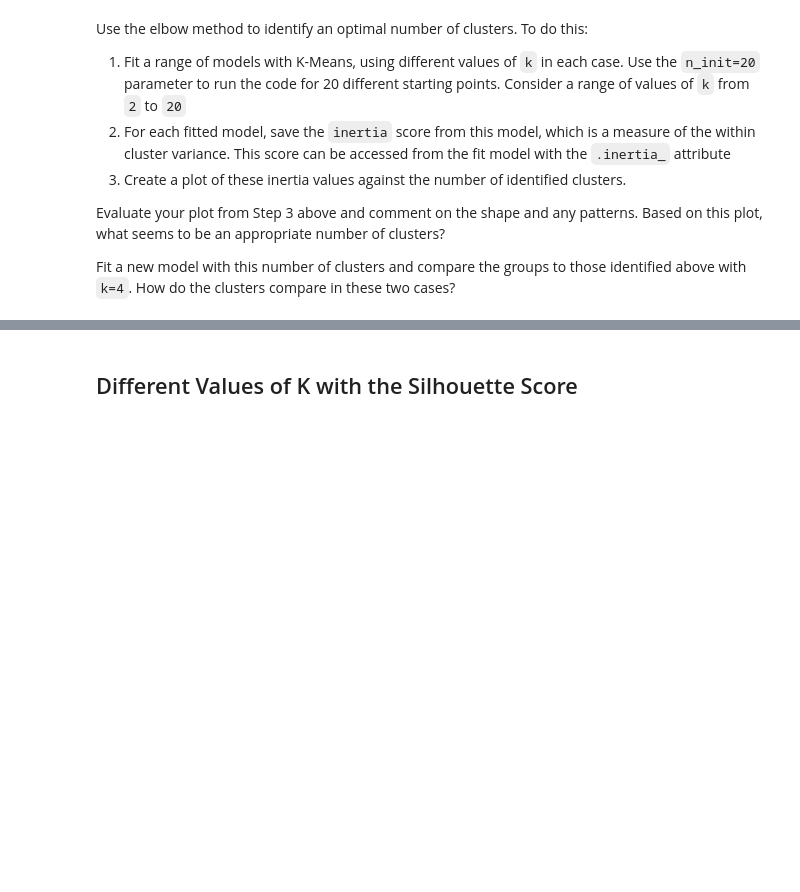
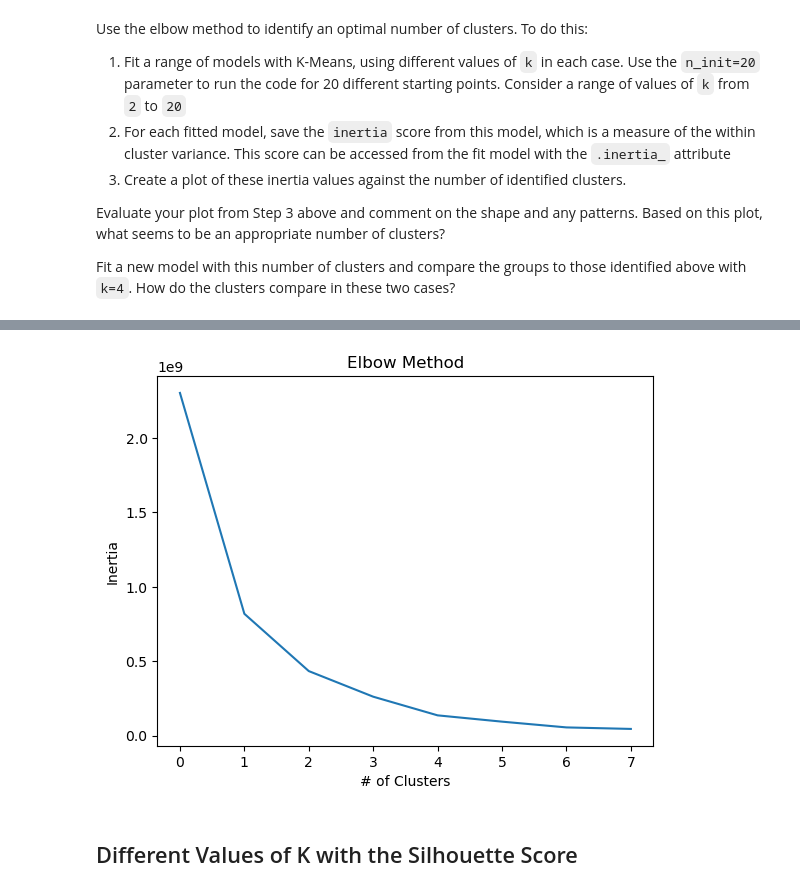
Before and after one commit to MuhammadSaadSiddiqi/PP422_ProblemSets, a Jupyter notebook: Problem Set 5/PP422 Problem Set 13.ipynb, the cells around one changed output, grey strips where cells are left out. Cells and saved outputs as stored; diff of their text form; code cells hidden in the pictures; blank space fills up the shorter version.

```diff
--- a/Problem Set 5/PP422 Problem Set 13.ipynb
+++ b/Problem Set 5/PP422 Problem Set 13.ipynb
@@ -121,6 +123,3 @@ Data columns (total 17 columns):
  16  Perceived social network support              34 non-null     float64
 dtypes: float64(14), object(3)
 memory usage: 4.8+ KB
-# %%
-oecd_clean = oecd_clean.drop(columns=['country' , 'countrycode'], axis =1)
-oecd_clean
@@ -144,0 +126,3 @@ oecd_clean
+# %%
+oecd_clean = oecd_clean[['Disposable income per capita', 'Employment rate']]
+oecd_clean
@@ -204,3 +236,21 @@ Use the elbow method to identify an optimal number of clusters. To do this:
 Evaluate your plot from Step 3 above and comment on the shape and any patterns. Based on this plot, what seems to be an appropriate number of clusters?
 
 Fit a new model with this number of clusters and compare the groups to those identified above with `k=4`. How do the clusters compare in these two cases?
+# %%
+k_range = range(2, 10)
+oecd_interia = []
+
+for k in k_range:
+    km_loop = KMeans(n_clusters = k, random_state=0 , n_init=20)
+    # Fitting it to our data set
+    km_loop = km_loop.fit(oecd_clean)
+    # Extracting and storing the inertia
+    oecd_interia.append(km_loop.inertia_)
+# %%
+inertias = pd.DataFrame(
+    {
+        'k': k_range,
+        'inertia': oecd_interia
+    }
+)
+inertias
@@ -207,3 +267,11 @@ Fit a new model with this number of clusters and compare the groups to those ide
+# %%
+inertias['inertia'].plot()
+plt.xlabel('# of Clusters')
+plt.ylabel('Inertia')
+plt.title('Elbow Method')
+plt.show()
+# %% [output]
+[figure, added]
 # %% [markdown]
 ## Different Values of K with the Silhouette Score
 # %% [markdown]
```
Also changed, not shown: parts of 18 cells of this notebook.
